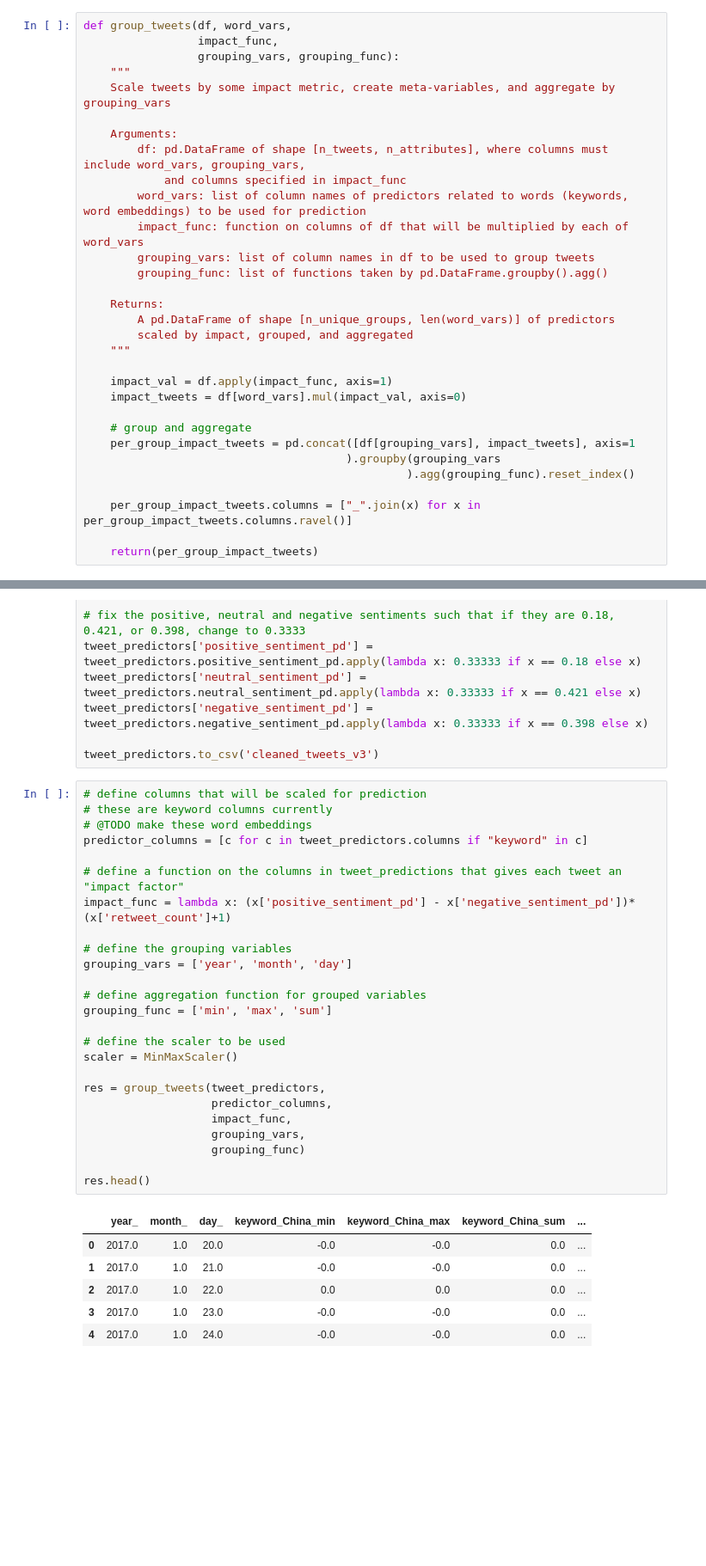
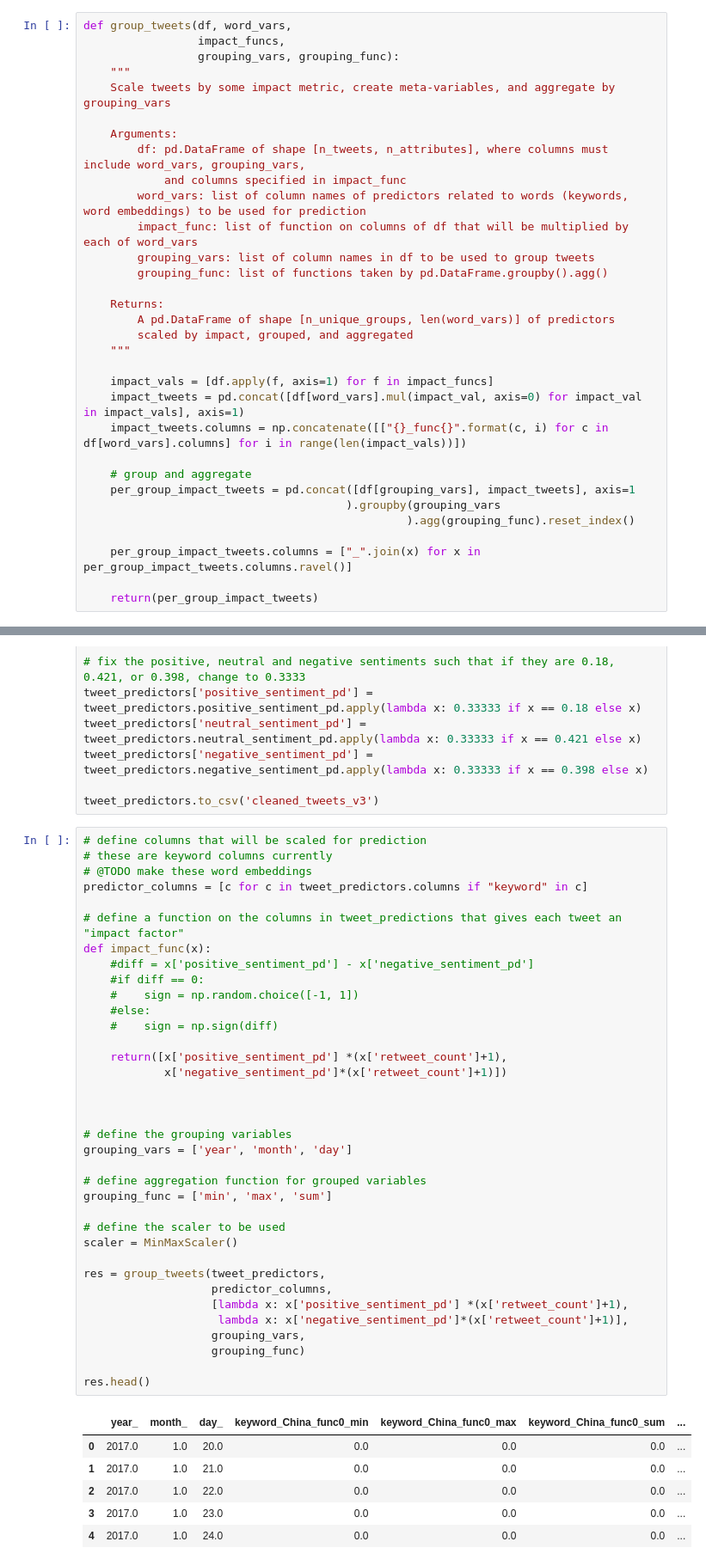
Before and after one commit to corinwagen/TrumpTweets, a Jupyter notebook: tweets/daily_tweet_features.ipynb, the cells around one changed output, grey strips where cells are left out. Shown at 86% size. Cells and saved outputs as stored; diff of their text form; blank space fills up the shorter version.

```diff
--- a/tweets/daily_tweet_features.ipynb
+++ b/tweets/daily_tweet_features.ipynb
@@ -8,7 +8,7 @@ import seaborn as sns
 from sklearn.preprocessing import MinMaxScaler
 # %%
 def group_tweets(df, word_vars,
-                 impact_func,
+                 impact_funcs,
                  grouping_vars, grouping_func):
     """
     Scale tweets by some impact metric, create meta-variables, and aggregate by grouping_vars
@@ -17,7 +17,7 @@ def group_tweets(df, word_vars,
         df: pd.DataFrame of shape [n_tweets, n_attributes], where columns must include word_vars, grouping_vars,
             and columns specified in impact_func
         word_vars: list of column names of predictors related to words (keywords, word embeddings) to be used for prediction
-        impact_func: function on columns of df that will be multiplied by each of word_vars
+        impact_func: list of function on columns of df that will be multiplied by each of word_vars
         grouping_vars: list of column names in df to be used to group tweets
         grouping_func: list of functions taken by pd.DataFrame.groupby().agg()
 
@@ -26,8 +26,9 @@ def group_tweets(df, word_vars,
         scaled by impact, grouped, and aggregated
     """
 
-    impact_val = df.apply(impact_func, axis=1)
-    impact_tweets = df[word_vars].mul(impact_val, axis=0)
+    impact_vals = [df.apply(f, axis=1) for f in impact_funcs]
+    impact_tweets = pd.concat([df[word_vars].mul(impact_val, axis=0) for impact_val in impact_vals], axis=1)
+    impact_tweets.columns = np.concatenate([["{}_func{}".format(c, i) for c in df[word_vars].columns] for i in range(len(impact_vals))])
 
     # group and aggregate
     per_group_impact_tweets = pd.concat([df[grouping_vars], impact_tweets], axis=1
@@ -54,32 +55,43 @@ tweet_predictors.to_csv('cleaned_tweets_v3')
 # %%
 # define columns that will be scaled for prediction
 # these are keyword columns currently
 # @TODO make these word embeddings
 predictor_columns = [c for c in tweet_predictors.columns if "keyword" in c]
 
 # define a function on the columns in tweet_predictions that gives each tweet an "impact factor"
-impact_func = lambda x: (x['positive_sentiment_pd'] - x['negative_sentiment_pd'])*(x['retweet_count']+1)
+def impact_func(x):
+    #diff = x['positive_sentiment_pd'] - x['negative_sentiment_pd']
+    #if diff == 0:
+    #    sign = np.random.choice([-1, 1])
+    #else:
+    #    sign = np.sign(diff)
+
+    return([x['positive_sentiment_pd'] *(x['retweet_count']+1),
+            x['negative_sentiment_pd']*(x['retweet_count']+1)])
+
+
 
 # define the grouping variables
 grouping_vars = ['year', 'month', 'day']
 
 # define aggregation function for grouped variables
 grouping_func = ['min', 'max', 'sum']
 
 # define the scaler to be used
 scaler = MinMaxScaler()
 
 res = group_tweets(tweet_predictors,
                    predictor_columns,
-                   impact_func,
+                   [lambda x: x['positive_sentiment_pd'] *(x['retweet_count']+1),
+                    lambda x: x['negative_sentiment_pd']*(x['retweet_count']+1)],
                    grouping_vars,
                    grouping_func)
 
 res.head()
 # %% [output]
-|  | year_ | month_ | day_ | keyword_China_min | keyword_China_max | keyword_China_sum | ... |
-| 0 | 2017.0 | 1.0 | 20.0 | -0.0 | -0.0 | 0.0 | ... |
-| 1 | 2017.0 | 1.0 | 21.0 | -0.0 | -0.0 | 0.0 | ... |
+|  | year_ | month_ | day_ | keyword_China_func0_min | keyword_China_func0_max | keyword_China_func0_sum | ... |
+| 0 | 2017.0 | 1.0 | 20.0 | 0.0 | 0.0 | 0.0 | ... |
+| 1 | 2017.0 | 1.0 | 21.0 | 0.0 | 0.0 | 0.0 | ... |
 | 2 | 2017.0 | 1.0 | 22.0 | 0.0 | 0.0 | 0.0 | ... |
-| 3 | 2017.0 | 1.0 | 23.0 | -0.0 | -0.0 | 0.0 | ... |
-| 4 | 2017.0 | 1.0 | 24.0 | -0.0 | -0.0 | 0.0 | ... |
+| 3 | 2017.0 | 1.0 | 23.0 | 0.0 | 0.0 | 0.0 | ... |
+| 4 | 2017.0 | 1.0 | 24.0 | 0.0 | 0.0 | 0.0 | ... |
```
Also changed, not shown: parts of 4 cells of this notebook, 1 other file.
